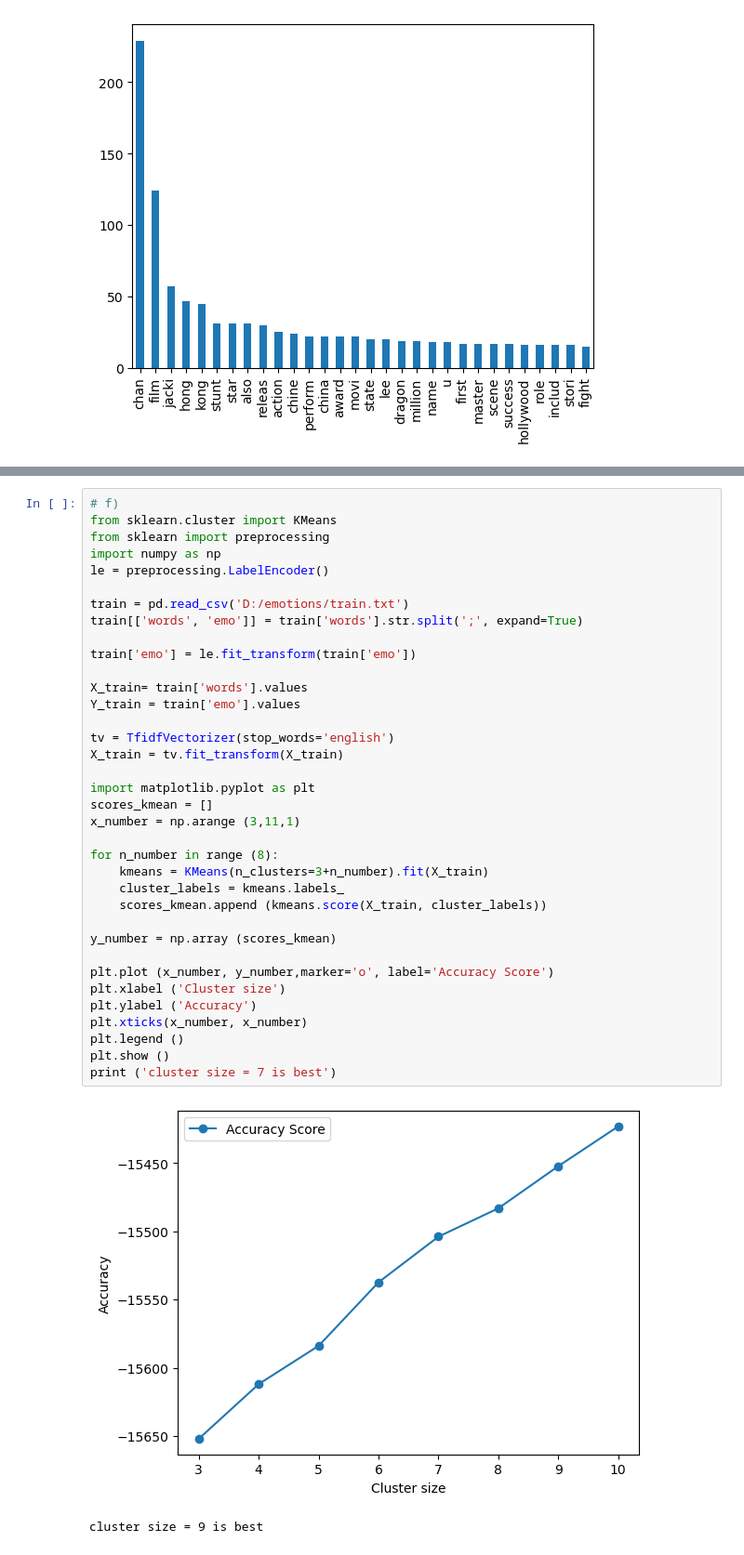
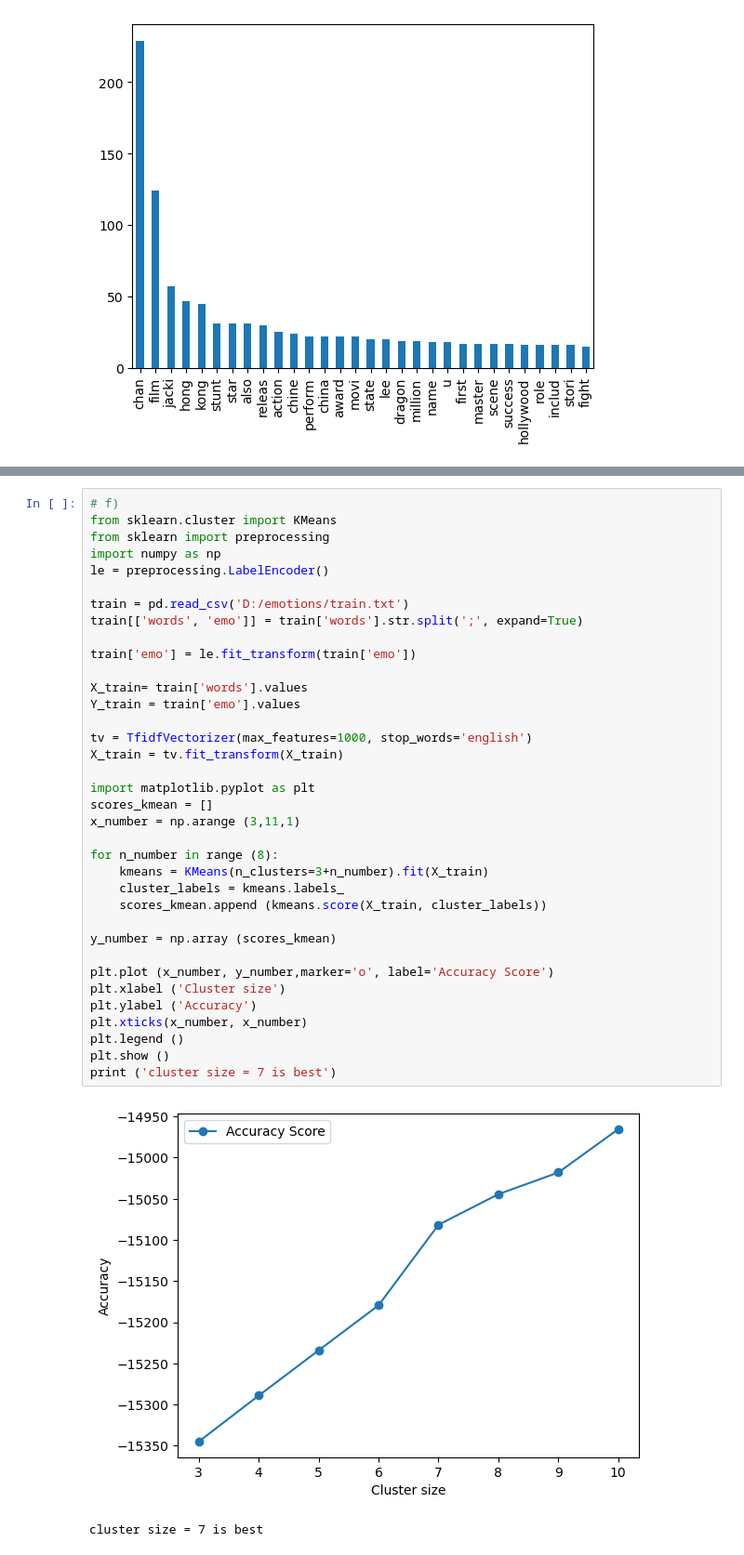
Before and after one commit to lc0312/COSC502, a Jupyter notebook: finalproject_Liu.ipynb, the cells around one changed output, grey strips where cells are left out. Shown at 93% size. Cells and saved outputs as stored; diff of their text form.

```diff
--- a/finalproject_Liu.ipynb
+++ b/finalproject_Liu.ipynb
@@ -265,36 +263,36 @@ le = preprocessing.LabelEncoder()
 
 train = pd.read_csv('D:/emotions/train.txt')
 train[['words', 'emo']] = train['words'].str.split(';', expand=True)
 
 train['emo'] = le.fit_transform(train['emo'])
 
 X_train= train['words'].values
 Y_train = train['emo'].values
 
-tv = TfidfVectorizer(stop_words='english')
+tv = TfidfVectorizer(max_features=1000, stop_words='english')
 X_train = tv.fit_transform(X_train)
 
 import matplotlib.pyplot as plt
 scores_kmean = []
 x_number = np.arange (3,11,1)
 
 for n_number in range (8):
     kmeans = KMeans(n_clusters=3+n_number).fit(X_train)
     cluster_labels = kmeans.labels_
     scores_kmean.append (kmeans.score(X_train, cluster_labels))
 
 y_number = np.array (scores_kmean)
 
 plt.plot (x_number, y_number,marker='o', label='Accuracy Score')
 plt.xlabel ('Cluster size')
 plt.ylabel ('Accuracy')
 plt.xticks(x_number, x_number)
 plt.legend ()
 plt.show ()
 print ('cluster size = 7 is best')
 # %% [output]
-[figure, old version]
+[figure, new version]
-cluster size = 9 is best
+cluster size = 7 is best
 # %%
 # g)
 
```
Also changed, not shown: parts of 12 cells of this notebook.
